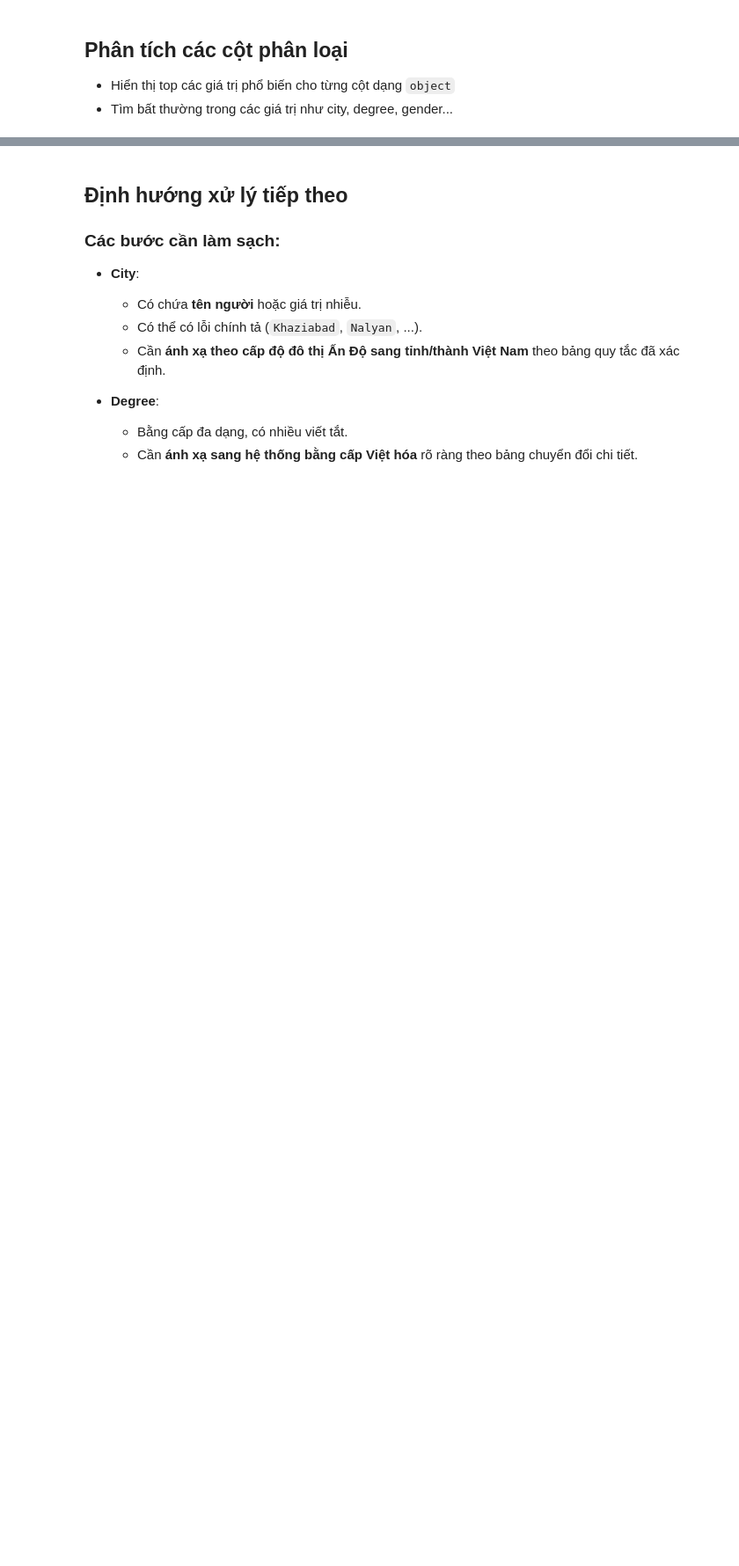
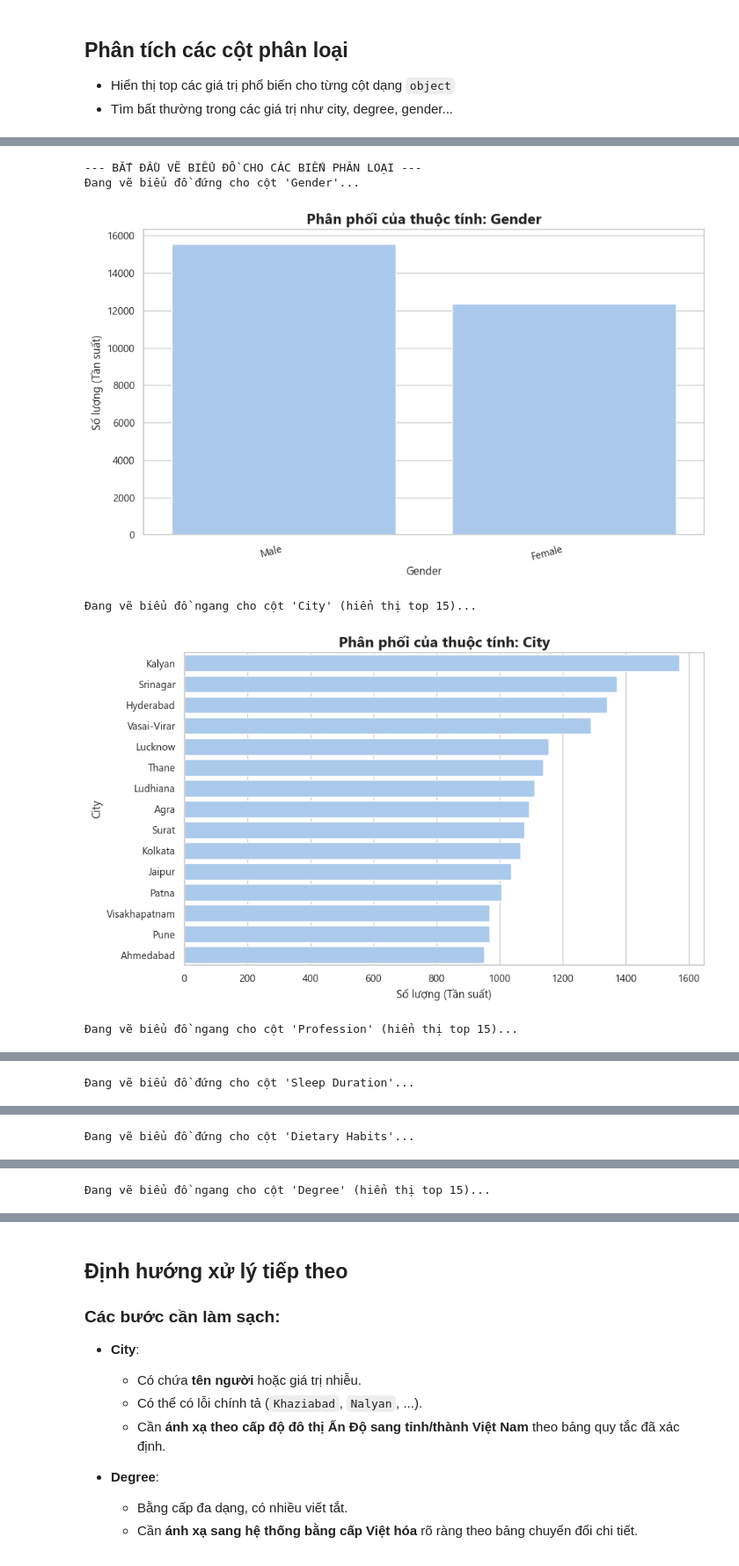
Before and after one commit to SharkUndead/web_depression, a Jupyter notebook: notebooks/00_overview.ipynb, the cells around one changed output, grey strips where cells are left out. Shown: that part at 88% size. Cells and saved outputs as stored; diff of their text form; code cells hidden in the pictures; blank space fills up the shorter version.

```diff
--- a/notebooks/00_overview.ipynb
+++ b/notebooks/00_overview.ipynb
@@ -102,0 +174,72 @@ Name: count, dtype: int64
+# %%
+sns.set_theme(style="whitegrid", palette="pastel")
+plt.rcParams['font.family'] = 'Segoe UI' # Dùng font Segoe UI cho Tiếng Việt
+
+# --- Bắt đầu phần code vẽ biểu đồ ---
+
+# 1. Liệt kê tất cả các cột phân loại bạn muốn phân tích
+categorical_cols = [
+    'Gender',
+    'City',
+    'Profession',
+    'Sleep Duration',
+    'Dietary Habits',
+    'Degree',
+    'Have you ever had suicidal thoughts ?',
+    'Family History of Mental Illness',
+    'Depression'
+
+]
+
+print("--- BẮT ĐẦU VẼ BIỂU ĐỒ CHO CÁC BIẾN PHÂN LOẠI ---")
+
+# 2. Dùng vòng lặp để vẽ biểu đồ cho từng cột
+for col in categorical_cols:
+    plt.figure(figsize=(9.5, 5.8)) # Tạo một khung hình mới cho mỗi biểu đồ
+
+    # --- Logic thông minh để xử lý các cột có nhiều hạng mục ---
+    # Nếu một cột có hơn 10 giá trị duy nhất (ví dụ: city, degree),
+    # chúng ta sẽ vẽ biểu đồ ngang và chỉ hiển thị 15 hạng mục phổ biến nhất.
+    if df[col].nunique() > 10:
+        print(f"Đang vẽ biểu đồ ngang cho cột '{col}' (hiển thị top 15)...")
+
+        # Lấy 15 hạng mục có số lượng nhiều nhất
+        top_categories = df[col].value_counts().nlargest(15).index
+
+        # Vẽ biểu đồ đếm cho top 15 hạng mục đó
+        sns.countplot(
+            data=df[df[col].isin(top_categories)], # Chỉ lọc dữ liệu của top 15
+            y=col, # Dùng trục y để vẽ biểu đồ ngang, dễ đọc hơn
+            order=top_categories
+        )
+
+        plt.xlabel('Số lượng (Tần suất)', fontsize=12)
+        plt.ylabel(col.replace("_", " ").capitalize(), fontsize=12)
+
+    # Ngược lại, với các cột có ít hạng mục, chúng ta vẽ biểu đồ đứng như bình thường.
+    else:
+        print(f"Đang vẽ biểu đồ đứng cho cột '{col}'...")
+        sns.countplot(
+            data=df,
+            x=col,
+            order=df[col].value_counts().index # Sắp xếp các cột từ cao đến thấp
+        )
+        plt.xlabel(col.replace("_", " ").capitalize(), fontsize=12)
+        plt.ylabel('Số lượng (Tần suất)', fontsize=12)
+        # Xoay nhãn trục x nếu cần để tránh bị chồng chéo
+        plt.xticks(rotation=15, ha='right')
+
+
+    # Đặt tiêu đề chung cho biểu đồ
+    plt.title(f'Phân phối của thuộc tính: {col.replace("_", " ").capitalize()}', fontsize=16, weight='bold')
+    plt.tight_layout() # Tự động điều chỉnh cho vừa vặn
+    plt.show() # Hiển thị biểu đồ
+
+print("--- HOÀN THÀNH ---")
+# %% [output]
+--- BẮT ĐẦU VẼ BIỂU ĐỒ CHO CÁC BIẾN PHÂN LOẠI ---
+Đang vẽ biểu đồ đứng cho cột 'Gender'...
+[figure, added]
+Đang vẽ biểu đồ ngang cho cột 'City' (hiển thị top 15)...
+[figure, added]
+Đang vẽ biểu đồ ngang cho cột 'Profession' (hiển thị top 15)...
@@ -102,0 +247 @@ Name: count, dtype: int64
+Đang vẽ biểu đồ đứng cho cột 'Sleep Duration'...
@@ -102,0 +249 @@ Name: count, dtype: int64
+Đang vẽ biểu đồ đứng cho cột 'Dietary Habits'...
@@ -102,0 +251 @@ Name: count, dtype: int64
+Đang vẽ biểu đồ ngang cho cột 'Degree' (hiển thị top 15)...
```
Also changed, not shown: parts of 6 cells of this notebook, 17 other files.
